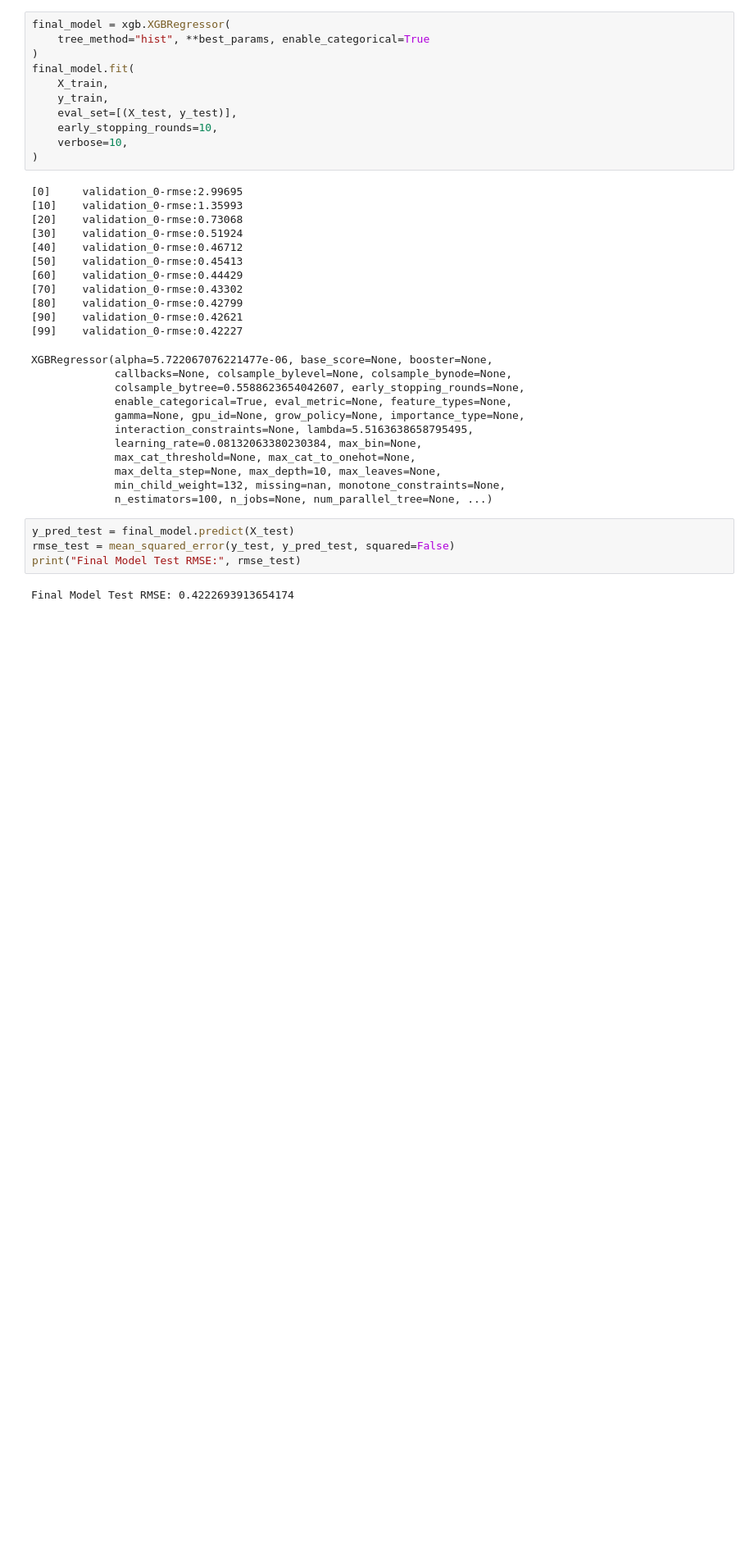
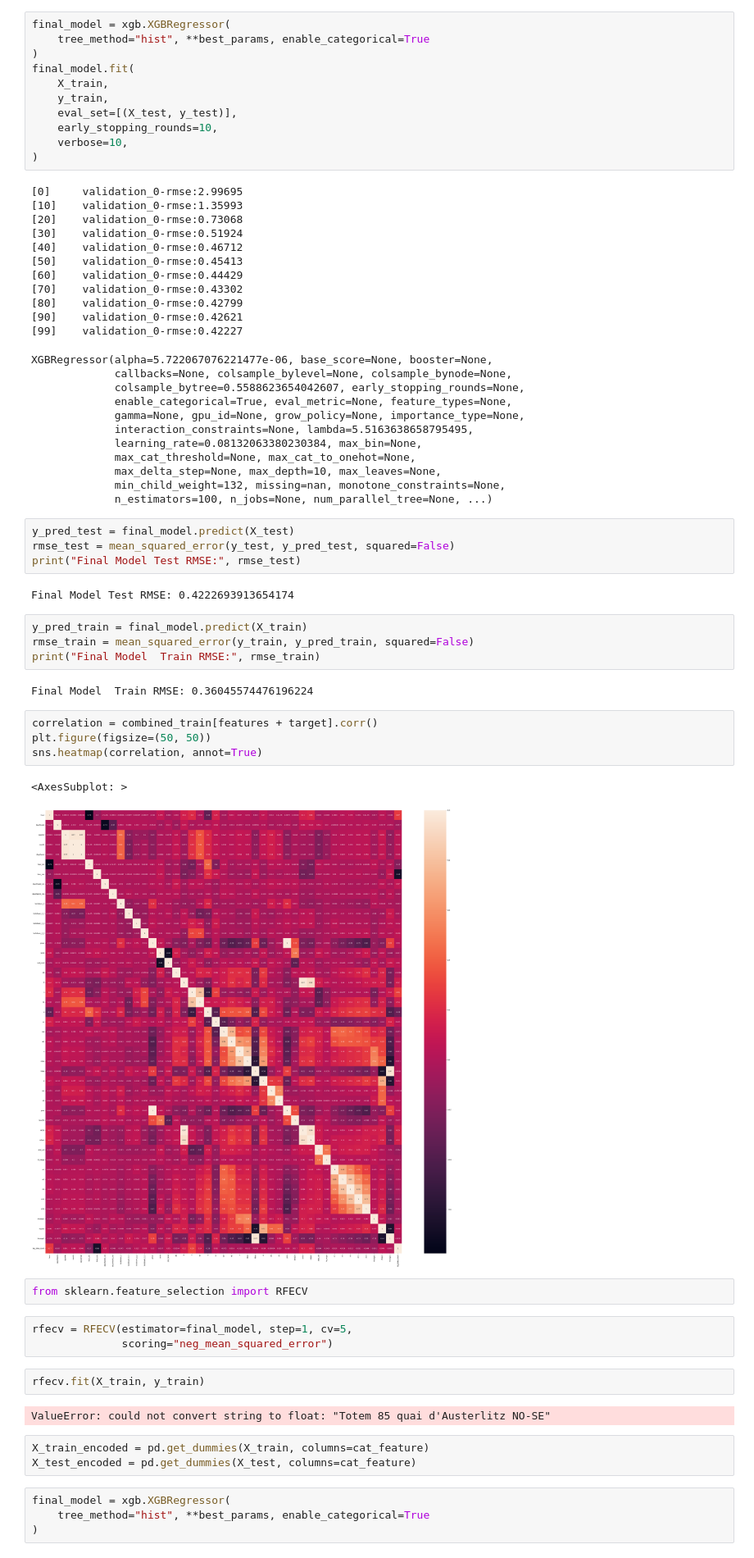
Before and after one commit to Ameya1337/Bike-Counters-Ameya---Qiling, a Jupyter notebook: timeseries continued.ipynb, the cells around one changed output. Shown at 82% size. Drawn from its saved outputs; the diff is of its cells as text; blank space fills up the shorter version.

Commit message:
"after adding lags, rfecv, bootstrap, tuning"

```diff
--- a/timeseries continued.ipynb
+++ b/timeseries continued.ipynb
@@ -1680,3 +1721,32 @@ rmse_test = mean_squared_error(y_test, y_pred_test, squared=False)
 print("Final Model Test RMSE:", rmse_test)
 # %% [output]
 Final Model Test RMSE: 0.4222693913654174
+# %%
+y_pred_train = final_model.predict(X_train)
+rmse_train = mean_squared_error(y_train, y_pred_train, squared=False)
+print("Final Model  Train RMSE:", rmse_train)
+# %% [output]
+Final Model  Train RMSE: 0.36045574476196224
+# %%
+correlation = combined_train[features + target].corr()
+plt.figure(figsize=(50, 50))
+sns.heatmap(correlation, annot=True)
+# %% [output]
+<AxesSubplot: >
+[figure, added]
+# %%
+from sklearn.feature_selection import RFECV
+# %%
+rfecv = RFECV(estimator=final_model, step=1, cv=5,
+              scoring="neg_mean_squared_error")
+# %%
+rfecv.fit(X_train, y_train)
+# %% [output]
+ValueError: could not convert string to float: "Totem 85 quai d'Austerlitz NO-SE"
+# %%
+X_train_encoded = pd.get_dummies(X_train, columns=cat_feature)
+X_test_encoded = pd.get_dummies(X_test, columns=cat_feature)
+# %%
+final_model = xgb.XGBRegressor(
+    tree_method="hist", **best_params, enable_categorical=True
+)
```
Also changed, not shown: parts of 55 cells of this notebook, 7 other files.
